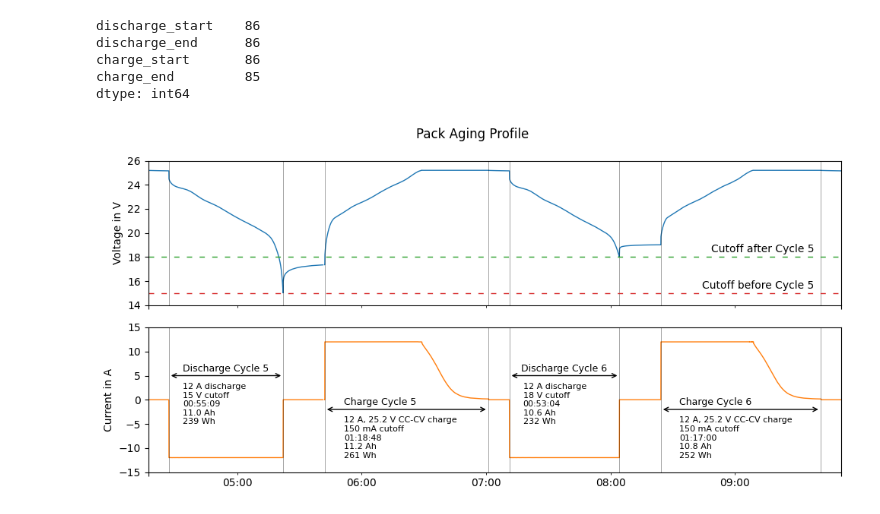
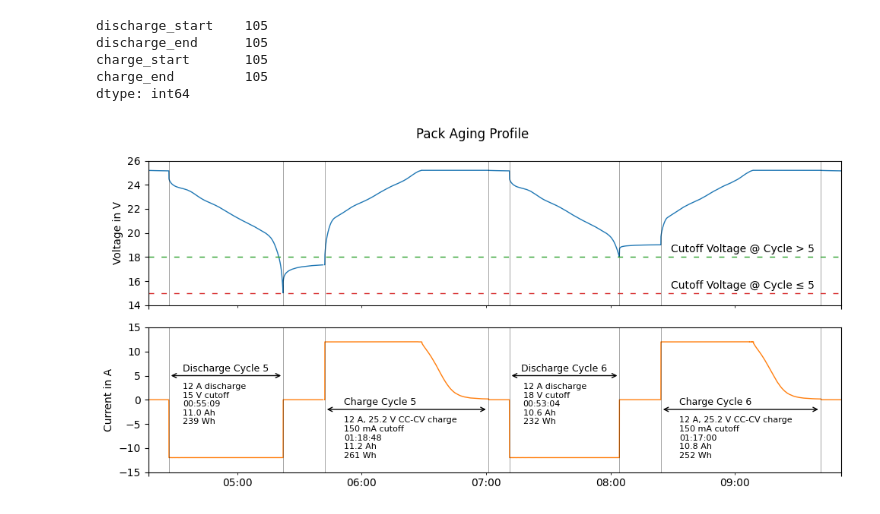
Before and after one commit to starcopter/pack-cycle-analysis, a Jupyter notebook: projects/C3/Analysis.ipynb, the cells around one changed output. Saved outputs shown, nothing was run; the diff lists cells and outputs as text; code cells hidden in the pictures.

```diff
--- a/projects/C3/Analysis.ipynb
+++ b/projects/C3/Analysis.ipynb
@@ -42,7 +42,12 @@ def refine_condition(
     data.index = pd.Index([fn(df.loc[ts - dt : ts + dt]).idxmax() for ts in data.index], name=data.index.name)
     return data
 # %%
-_current = sm15k.loc["2024-10-25 17:30+00:00":, "current"].resample("10s").mean().interpolate(method="linear")
+_current = (
+    sm15k.loc["2024-10-25 17:30+00:00":"2024-11-06 11:00:00+00:00", "current"]
+    .resample("10s")
+    .mean()
+    .interpolate(method="linear")
+)
 
 discharge_start = (
     find_rising_edges(_current < -24).pipe(refine_condition, fn=lambda df: df.current < -1).rename("discharge_start")
@@ -62,10 +67,10 @@ _df = pd.concat([discharge_start, discharge_end, charge_start, charge_end], axis
 assert all(_df[_df.sum(axis=1) == 1])
 display(_df.sum(axis=0))
 # %% [output]
-discharge_start    86
-discharge_end      86
-charge_start       86
-charge_end         85
+discharge_start    105
+discharge_end      105
+charge_start       105
+charge_end         105
 dtype: int64
 # %%
 cycles = pd.concat(
@@ -182,36 +187,36 @@ for cycle, row in cycles.loc[5:6].iterrows():
         ha="left",
         va="bottom",
         fontsize=9,
     )
     dur = row["chg_duration"].components
     ax2.annotate(
         f"12 A, 25.2 V CC-CV charge\n"
         f"150 mA cutoff\n"
         f"{dur.hours:02d}:{dur.minutes:02d}:{dur.seconds:02d}\n"
         f"{abs(row['chg_charge_Ah'])/6:.1f} Ah\n"
         f"{abs(row['chg_energy_Wh'])/6:.0f} Wh",
         xy=(0.1, -1.2),
         xycoords=arrow,
         ha="left",
         va="top",
         fontsize=8,
     )
 
 ax1.axhline(15, c="C3", ls=(0, (5, 7)), lw=1)
 ax1.axhline(18, c="C2", ls=(0, (5, 7)), lw=1)
 
-ax1.text(cycles.loc[6, "chg_end"] - timedelta(minutes=3), 15.2, "Cutoff before Cycle 5", ha="right", va="bottom")
-ax1.text(cycles.loc[6, "chg_end"] - timedelta(minutes=3), 18.2, "Cutoff after Cycle 5", ha="right", va="bottom")
+ax1.text(cycles.loc[6, "chg_end"] - timedelta(minutes=3), 15.2, "Cutoff Voltage @ Cycle ≤ 5", ha="right", va="bottom")
+ax1.text(cycles.loc[6, "chg_end"] - timedelta(minutes=3), 18.2, "Cutoff Voltage @ Cycle > 5", ha="right", va="bottom")
 
 ax1.set_ylabel("Voltage in V")
 ax2.set_ylabel("Current in A")
 ax2.set_xlabel(None)
 
 fig.suptitle("Pack Aging Profile")
 fig.tight_layout()
 fig.savefig("img/aging-profile.png", dpi=240)
 # %% [output]
-[figure, old version]
+[figure, new version]
 # %%
 display(cycles)
 # %% [output]
```
Also changed, not shown: parts of 5 cells of this notebook, 13 other files.
